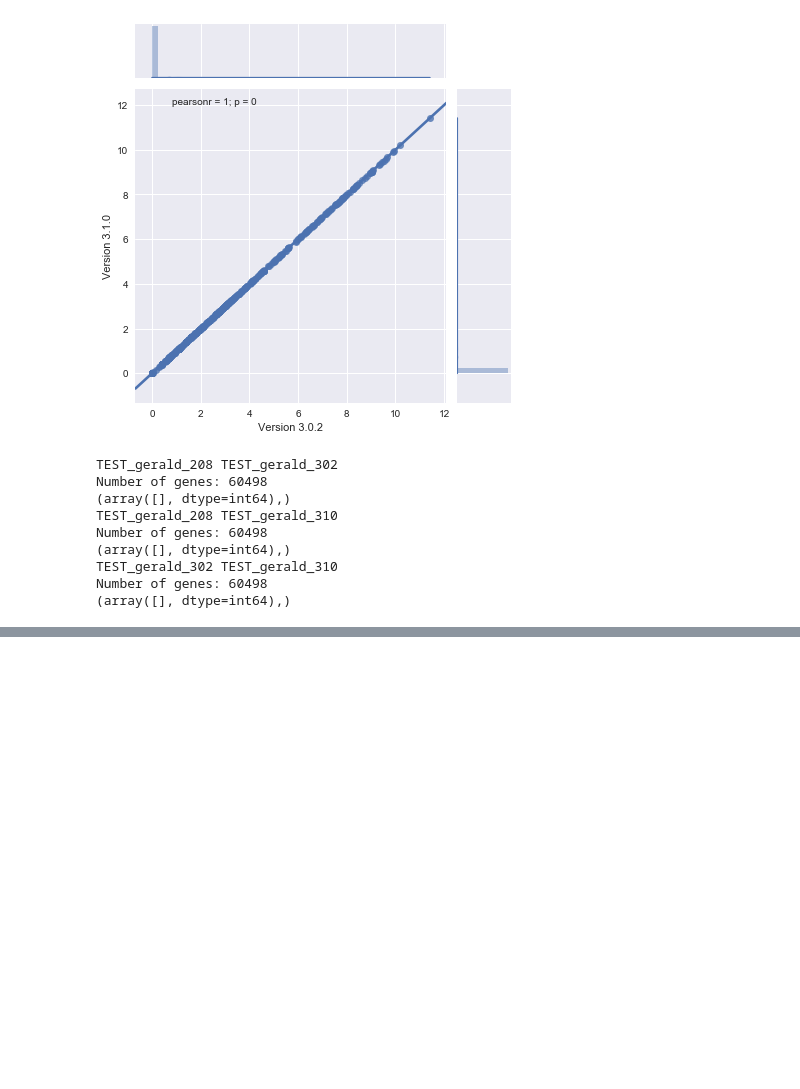
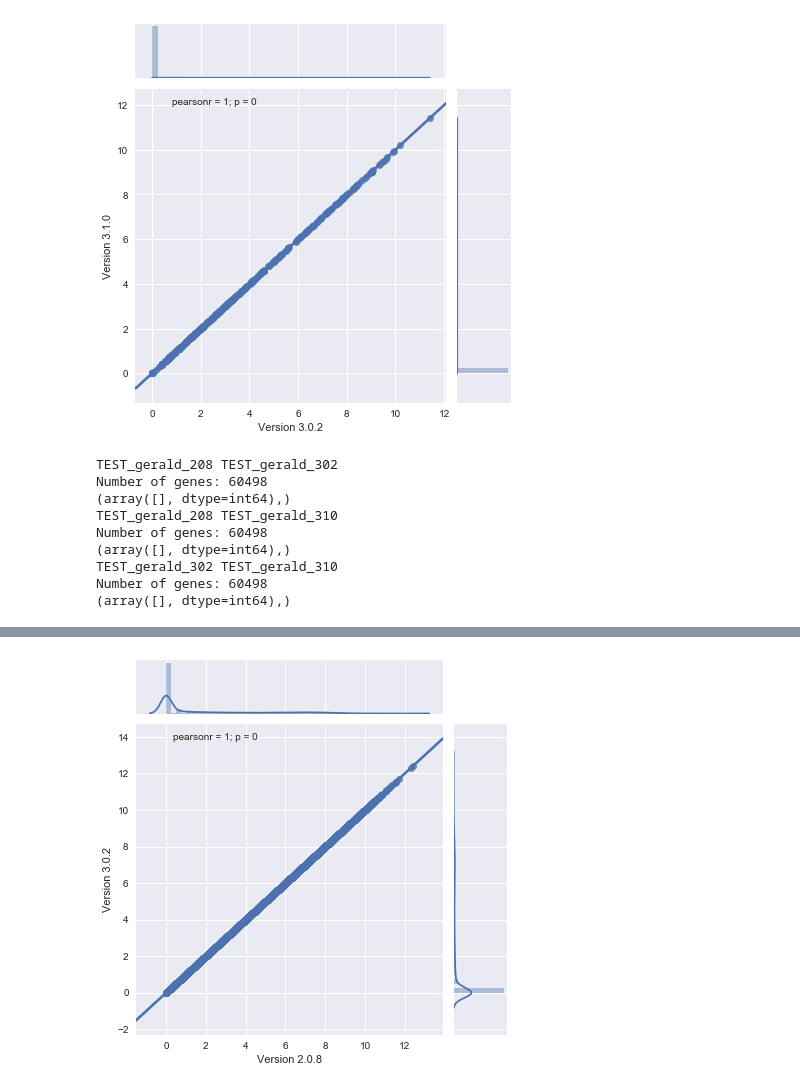
Before and after one commit to jvivian/ipython_notebooks, a Jupyter notebook: toil-rnaseq-version-concordance/Concordance Testing between toil-rnaseq versions.ipynb, the cells around one changed output, grey strips where cells are left out. Cells and saved outputs as stored; diff of their text form; code cells hidden in the pictures; blank space fills up the shorter version.

```diff
--- a/toil-rnaseq-version-concordance/Concordance Testing between toil-rnaseq versions.ipynb
+++ b/toil-rnaseq-version-concordance/Concordance Testing between toil-rnaseq versions.ipynb
@@ -140,0 +160,9 @@ Number of genes: 60498
+# %%
+t208 = rsem['TEST_208_EGAR'].expected_count.apply(lambda x: np.log(x+1))
+t302 = rsem['TEST_310_EGAR'].expected_count.apply(lambda x: np.log(x+1))
+
+sns.jointplot(t208, t302, kind='reg')
+plt.xlabel('Version 2.0.8')
+plt.ylabel('Version 3.0.2');
+# %% [output]
+[figure, added]
```
Also changed, not shown: parts of 9 cells of this notebook, 46 other files.
